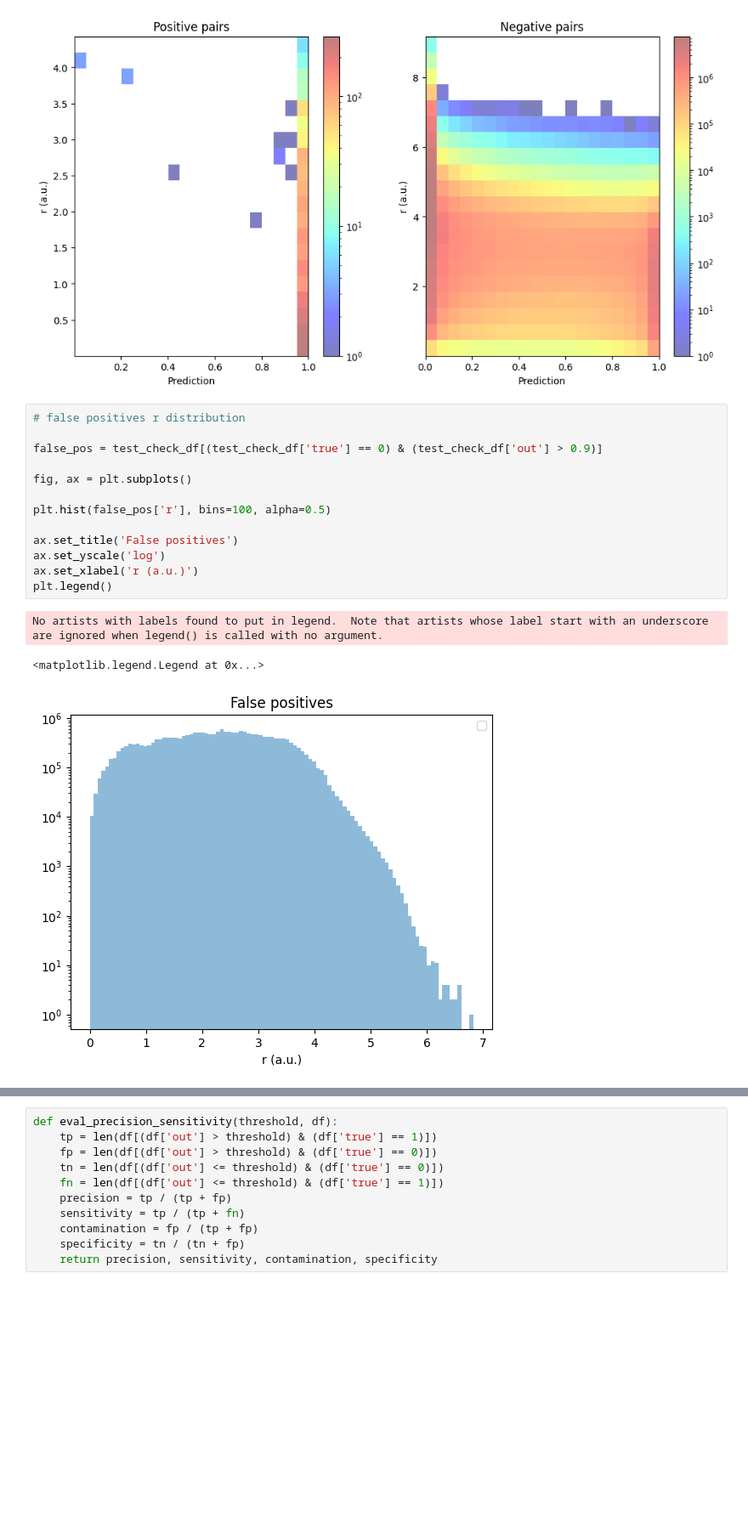
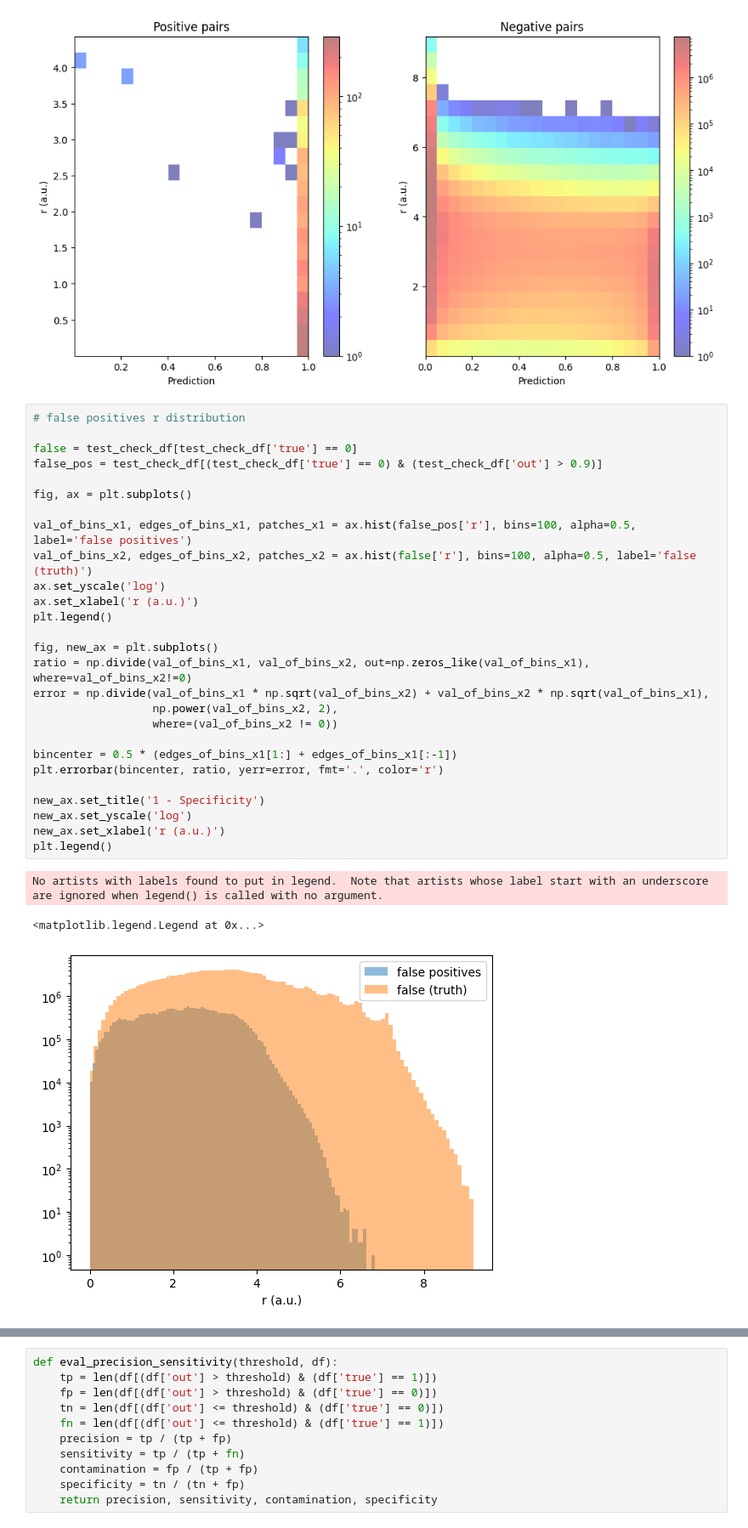
Before and after one commit to GiorgioAlbertoLucia/TrackingML, a Jupyter notebook: notebook/nn/evaluation.ipynb, the cells around one changed output, grey strips where cells are left out. Shown at 85% size. Cells and saved outputs as stored; diff of their text form; blank space fills up the shorter version.

```diff
--- a/notebook/nn/evaluation.ipynb
+++ b/notebook/nn/evaluation.ipynb
@@ -84,20 +84,34 @@ plt.colorbar(hist_neg[3], ax=ax[1])
 # %% [output]
 <matplotlib.colorbar.Colorbar at 0x...>
 [figure]
-# %%
-# false positives r distribution
-
-false_pos = test_check_df[(test_check_df['true'] == 0) & (test_check_df['out'] > 0.9)]
-
-fig, ax = plt.subplots()
-
-plt.hist(false_pos['r'], bins=100, alpha=0.5)
-
-ax.set_title('False positives')
-ax.set_yscale('log')
-ax.set_xlabel('r (a.u.)')
-plt.legend()
-# %% [output]
-No artists with labels found to put in legend.  Note that artists whose label start with an underscore are ignored when legend() is called with no argument.
-<matplotlib.legend.Legend at 0x...>
-[figure, removed]
+# %%
+# false positives r distribution
+
+false = test_check_df[test_check_df['true'] == 0]
+false_pos = test_check_df[(test_check_df['true'] == 0) & (test_check_df['out'] > 0.9)]
+
+fig, ax = plt.subplots()
+
+val_of_bins_x1, edges_of_bins_x1, patches_x1 = ax.hist(false_pos['r'], bins=100, alpha=0.5, label='false positives')
+val_of_bins_x2, edges_of_bins_x2, patches_x2 = ax.hist(false['r'], bins=100, alpha=0.5, label='false (truth)')
+ax.set_yscale('log')
+ax.set_xlabel('r (a.u.)')
+plt.legend()
+
+fig, new_ax = plt.subplots()
+ratio = np.divide(val_of_bins_x1, val_of_bins_x2, out=np.zeros_like(val_of_bins_x1), where=val_of_bins_x2!=0)
+error = np.divide(val_of_bins_x1 * np.sqrt(val_of_bins_x2) + val_of_bins_x2 * np.sqrt(val_of_bins_x1),
+                  np.power(val_of_bins_x2, 2),
+                  where=(val_of_bins_x2 != 0))
+
+bincenter = 0.5 * (edges_of_bins_x1[1:] + edges_of_bins_x1[:-1])
+plt.errorbar(bincenter, ratio, yerr=error, fmt='.', color='r')
+
+new_ax.set_title('1 - Specificity')
+new_ax.set_yscale('log')
+new_ax.set_xlabel('r (a.u.)')
+plt.legend()
+# %% [output]
+No artists with labels found to put in legend.  Note that artists whose label start with an underscore are ignored when legend() is called with no argument.
+<matplotlib.legend.Legend at 0x...>
+[figure, added]
```
Also changed, not shown: parts of 1 cell of this notebook, 3 other files.
